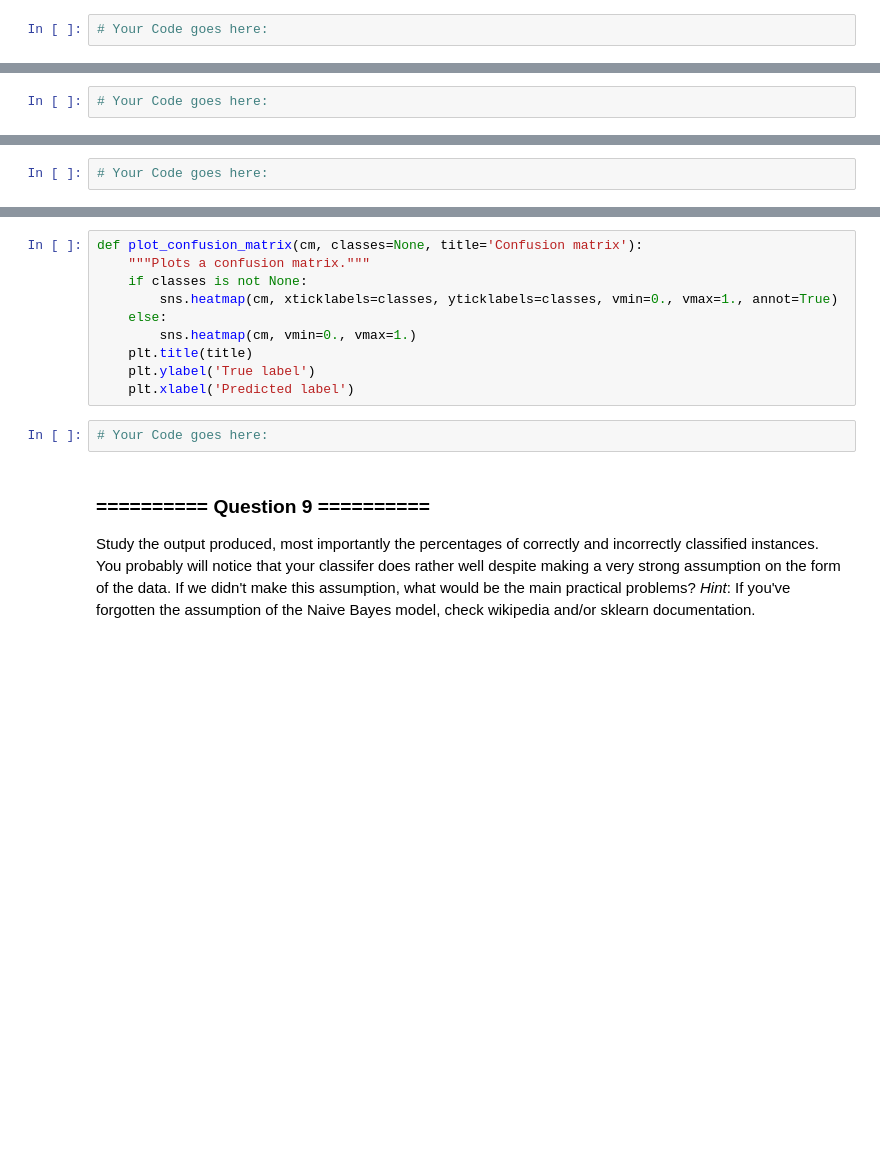
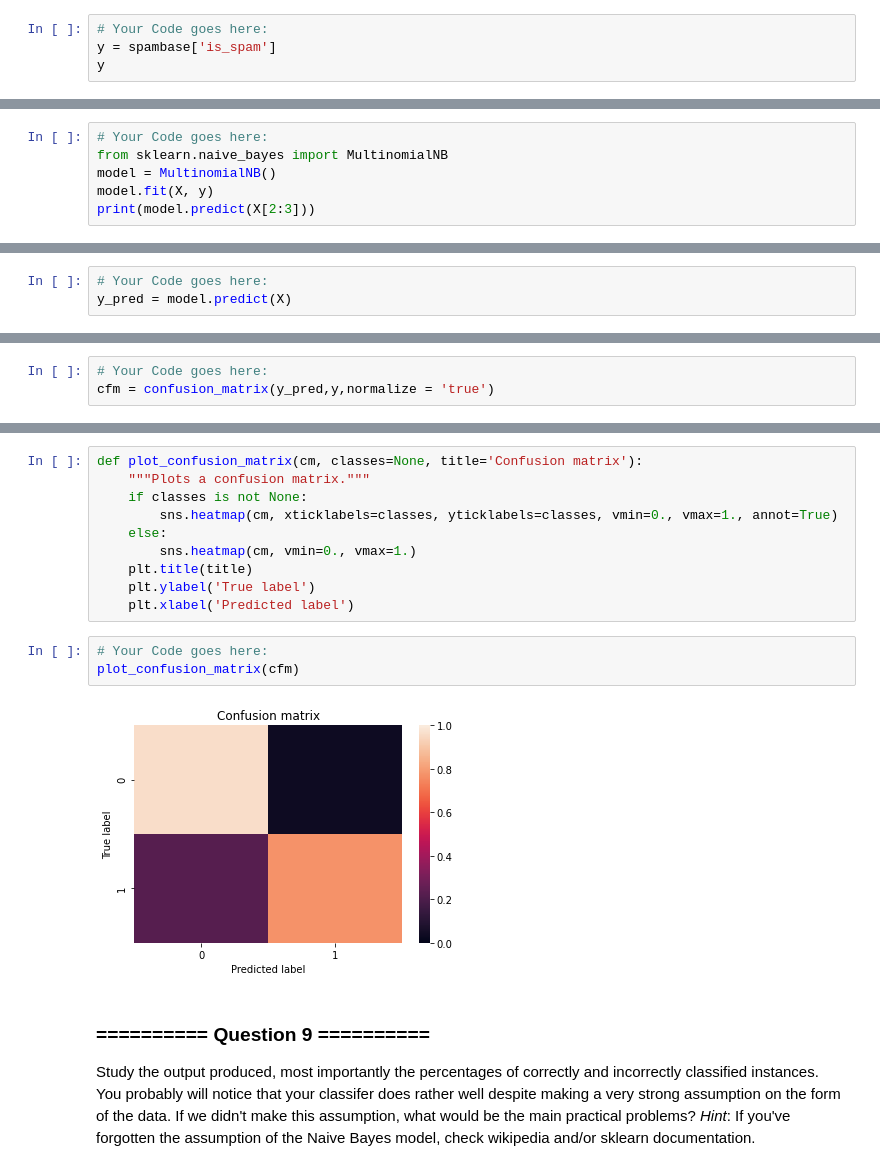
Before and after one commit to PeterChinees/iaml-labs, a Jupyter notebook: Labs/01 - Analysis and Visualisation.ipynb, the cells around one changed output, grey strips where cells are left out. Cells and saved outputs as stored; diff of their text form; blank space fills up the shorter version.

```diff
--- a/Labs/01 - Analysis and Visualisation.ipynb
+++ b/Labs/01 - Analysis and Visualisation.ipynb
@@ -247,3 +288,5 @@ As a first step we extract the input features and targets from the DataFrame. To
 **b)** Create a Pandas Series object `y` that contains only the label from `spambase_binary`.
 # %%
 # Your Code goes here:
+y = spambase['is_spam']
+y
@@ -259,0 +319,6 @@ Now we want to train a Multinomial Naive Bayes classifier. Initialise a `Multino
+# %%
+# Your Code goes here:
+from sklearn.naive_bayes import MultinomialNB
+model = MultinomialNB()
+model.fit(X, y)
+print(model.predict(X[2:3]))
@@ -275,6 +345,7 @@ Scikit-learn also has a [`confusion_matrix`](http://scikit-learn.org/0.19/module
 **b)** Predict the output of the classifier by using the training data as input. *Hint*: make use of the `predict` method of the `MultinomialNB` classifier.
 # %%
 # Your Code goes here:
+y_pred = model.predict(X)
 # %% [markdown]
 **c)** Compute the classification accuracy on the training data by either using the `accuracy_score` metric or the `score` method of the `MultinomialNB`.
 # %%
@@ -287,6 +363,7 @@ Scikit-learn also has a [`confusion_matrix`](http://scikit-learn.org/0.19/module
 **e)** Normalise the produced confusion matrix by the true class and display the result. In other words, the matrix should show you what proportion of `Ham` emails were predicted as `Ham`/`Spam` and vice versa.
 # %%
 # Your Code goes here:
+cfm = confusion_matrix(y_pred,y,normalize = 'true')
 # %% [markdown]
 **f)** By making use of the `plot_confusion_matrix` provided below, visualise the normalised confusion matrix. Plot the appropriate labels on both axes by making use of the `classes` input argument.
 # %%
@@ -301,6 +378,9 @@ def plot_confusion_matrix(cm, classes=None, title='Confusion matrix'):
     plt.xlabel('Predicted label')
 # %%
 # Your Code goes here:
+plot_confusion_matrix(cfm)
+# %% [output]
+[figure, added]
 # %% [markdown]
 ### ========== Question 9 ==========
 
```
Also changed, not shown: parts of 27 cells of this notebook, 3 other files.
